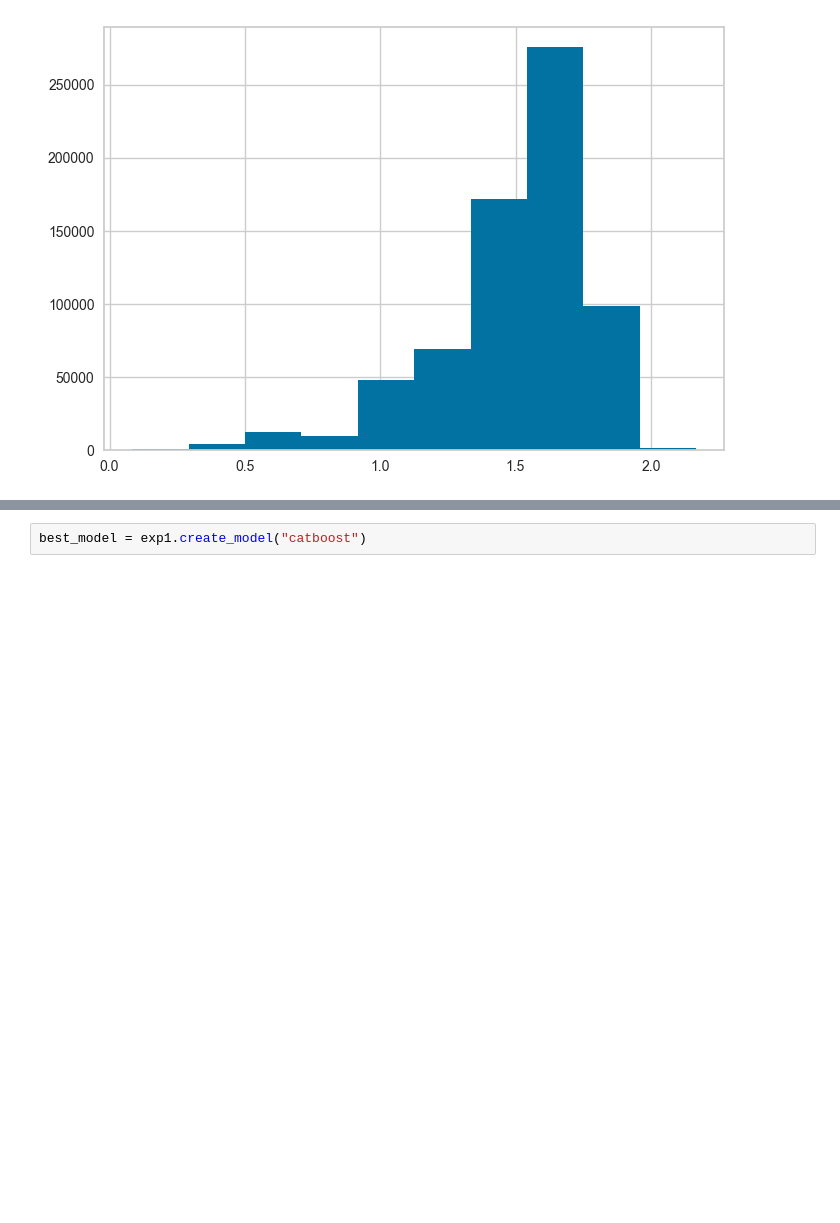
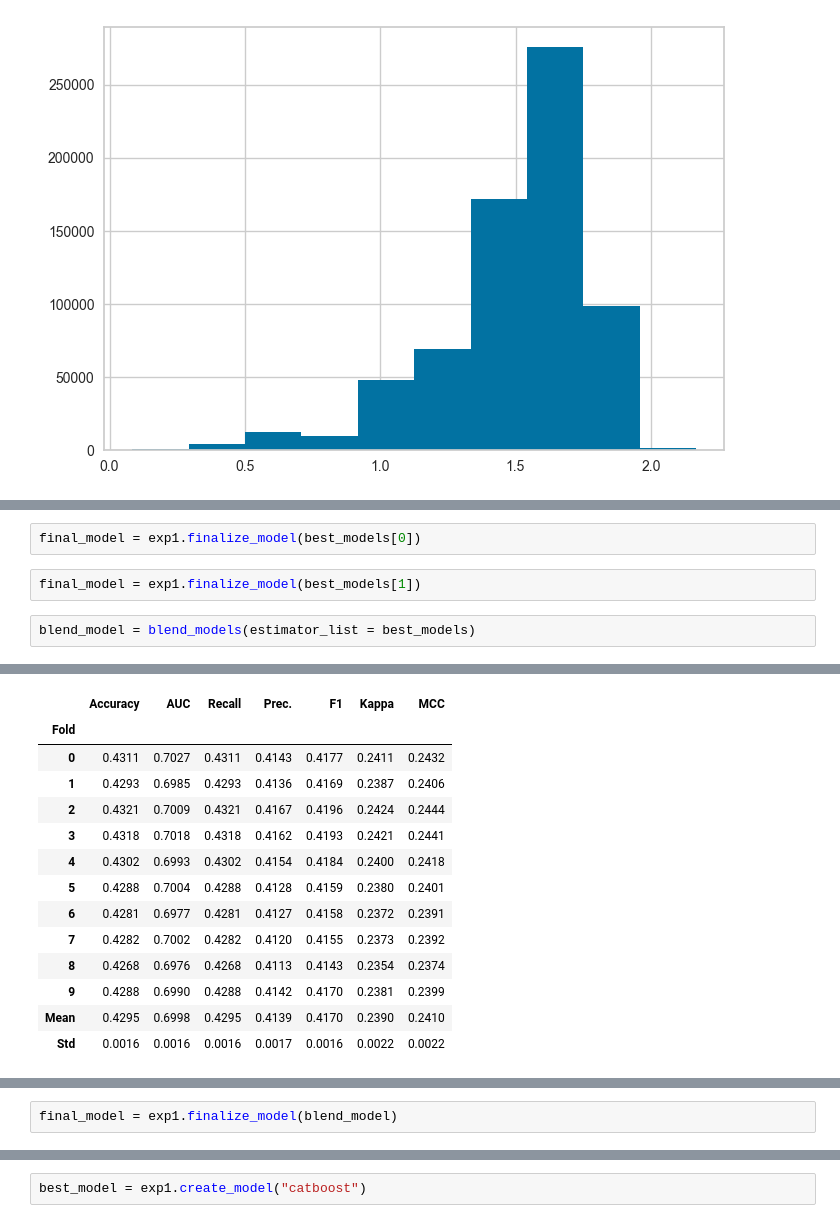
Before and after one commit to Astolfo2332/ICFES_pro_prediction, a Jupyter notebook: Models_quick_analisys.ipynb, the cells around one changed output, grey strips where cells are left out. Cells and saved outputs as stored; diff of their text form; blank space fills up the shorter version.

```diff
--- a/Models_quick_analisys.ipynb
+++ b/Models_quick_analisys.ipynb
@@ -117,0 +138,7 @@ LGBMClassifier(boosting_type='gbdt', class_weight=None, colsample_bytree=1.0,
+# %%
+final_model = exp1.finalize_model(best_models[0])
+# %%
+final_model = exp1.finalize_model(best_models[1])
+# %%
+blend_model = blend_models(estimator_list = best_models)
+# %% [output]
@@ -117,0 +146,14 @@ LGBMClassifier(boosting_type='gbdt', class_weight=None, colsample_bytree=1.0,
+|  | Accuracy | AUC | Recall | Prec. | F1 | Kappa | MCC |
+| Fold |  |  |  |  |  |  |  |
+| 0 | 0.4311 | 0.7027 | 0.4311 | 0.4143 | 0.4177 | 0.2411 | 0.2432 |
+| 1 | 0.4293 | 0.6985 | 0.4293 | 0.4136 | 0.4169 | 0.2387 | 0.2406 |
+| 2 | 0.4321 | 0.7009 | 0.4321 | 0.4167 | 0.4196 | 0.2424 | 0.2444 |
+| 3 | 0.4318 | 0.7018 | 0.4318 | 0.4162 | 0.4193 | 0.2421 | 0.2441 |
+| 4 | 0.4302 | 0.6993 | 0.4302 | 0.4154 | 0.4184 | 0.2400 | 0.2418 |
+| 5 | 0.4288 | 0.7004 | 0.4288 | 0.4128 | 0.4159 | 0.2380 | 0.2401 |
+| 6 | 0.4281 | 0.6977 | 0.4281 | 0.4127 | 0.4158 | 0.2372 | 0.2391 |
+| 7 | 0.4282 | 0.7002 | 0.4282 | 0.4120 | 0.4155 | 0.2373 | 0.2392 |
+| 8 | 0.4268 | 0.6976 | 0.4268 | 0.4113 | 0.4143 | 0.2354 | 0.2374 |
+| 9 | 0.4288 | 0.6990 | 0.4288 | 0.4142 | 0.4170 | 0.2381 | 0.2399 |
+| Mean | 0.4295 | 0.6998 | 0.4295 | 0.4139 | 0.4170 | 0.2390 | 0.2410 |
+| Std | 0.0016 | 0.0016 | 0.0016 | 0.0017 | 0.0016 | 0.0022 | 0.0022 |
@@ -117,0 +161,2 @@ LGBMClassifier(boosting_type='gbdt', class_weight=None, colsample_bytree=1.0,
+# %%
+final_model = exp1.finalize_model(blend_model)
```
Also changed, not shown: parts of 13 cells of this notebook, 1 other file.
